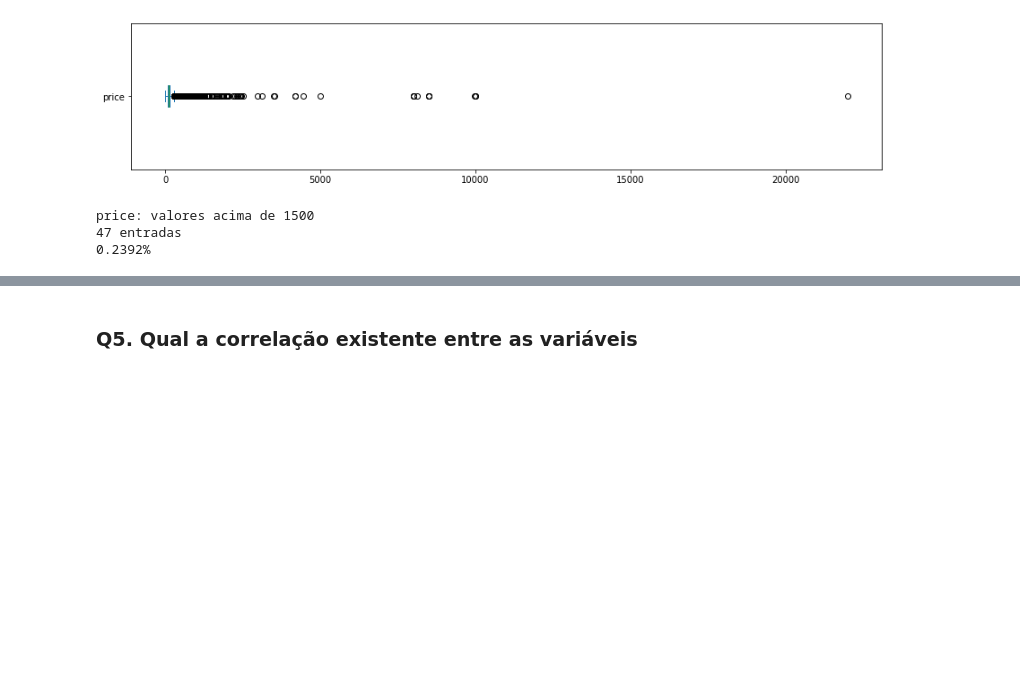
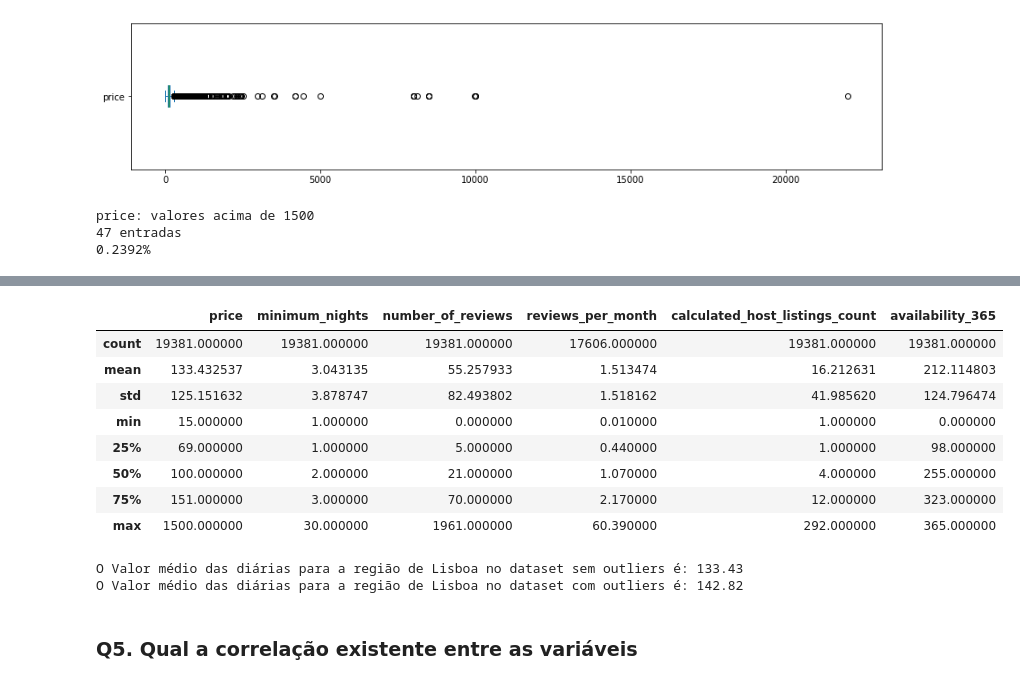
Before and after one commit to carloshaar/inside_airbnb_lisbon, a Jupyter notebook: Carlos_Haar_Analisando_os_Dados_do_Airbnb_Lisbon_Portugal.ipynb, the cells around one changed output, grey strips where cells are left out. Drawn from its saved outputs; the diff is of its cells as text; code cells hidden in the pictures; blank space fills up the shorter version.

```diff
--- a/Carlos_Haar_Analisando_os_Dados_do_Airbnb_Lisbon_Portugal.ipynb
+++ b/Carlos_Haar_Analisando_os_Dados_do_Airbnb_Lisbon_Portugal.ipynb
@@ -201,3 +261,23 @@ Apesar das 47 entradas de Price acima de 1500 a média do Price acabou ficando b
+# %%
+df_clean[['price', 'minimum_nights', 'number_of_reviews', 'reviews_per_month',
+    'calculated_host_listings_count', 'availability_365']].describe()
+# %% [output]
+|  | price | minimum_nights | number_of_reviews | reviews_per_month | calculated_host_listings_count | availability_365 |
+| count | 19381.000000 | 19381.000000 | 19381.000000 | 17606.000000 | 19381.000000 | 19381.000000 |
+| mean | 133.432537 | 3.043135 | 55.257933 | 1.513474 | 16.212631 | 212.114803 |
+| std | 125.151632 | 3.878747 | 82.493802 | 1.518162 | 41.985620 | 124.796474 |
+| min | 15.000000 | 1.000000 | 0.000000 | 0.010000 | 1.000000 | 0.000000 |
+| 25% | 69.000000 | 1.000000 | 5.000000 | 0.440000 | 1.000000 | 98.000000 |
+| 50% | 100.000000 | 2.000000 | 21.000000 | 1.070000 | 4.000000 | 255.000000 |
+| 75% | 151.000000 | 3.000000 | 70.000000 | 2.170000 | 12.000000 | 323.000000 |
+| max | 1500.000000 | 30.000000 | 1961.000000 | 60.390000 | 292.000000 | 365.000000 |
+# %%
+# ver a média da coluna `price`
+print("O Valor médio das diárias para a região de Lisboa no dataset sem outliers é: {:.2f}".format(df_clean.price.mean()))
+print("O Valor médio das diárias para a região de Lisboa no dataset com outliers é: {:.2f}".format(df.price.mean()))
+# %% [output]
+O Valor médio das diárias para a região de Lisboa no dataset sem outliers é: 133.43
+O Valor médio das diárias para a região de Lisboa no dataset com outliers é: 142.82
 # %% [markdown]
 ### **Q5. Qual a correlação existente entre as variáveis**
 # %%
```
Also changed, not shown: parts of 19 cells of this notebook.
